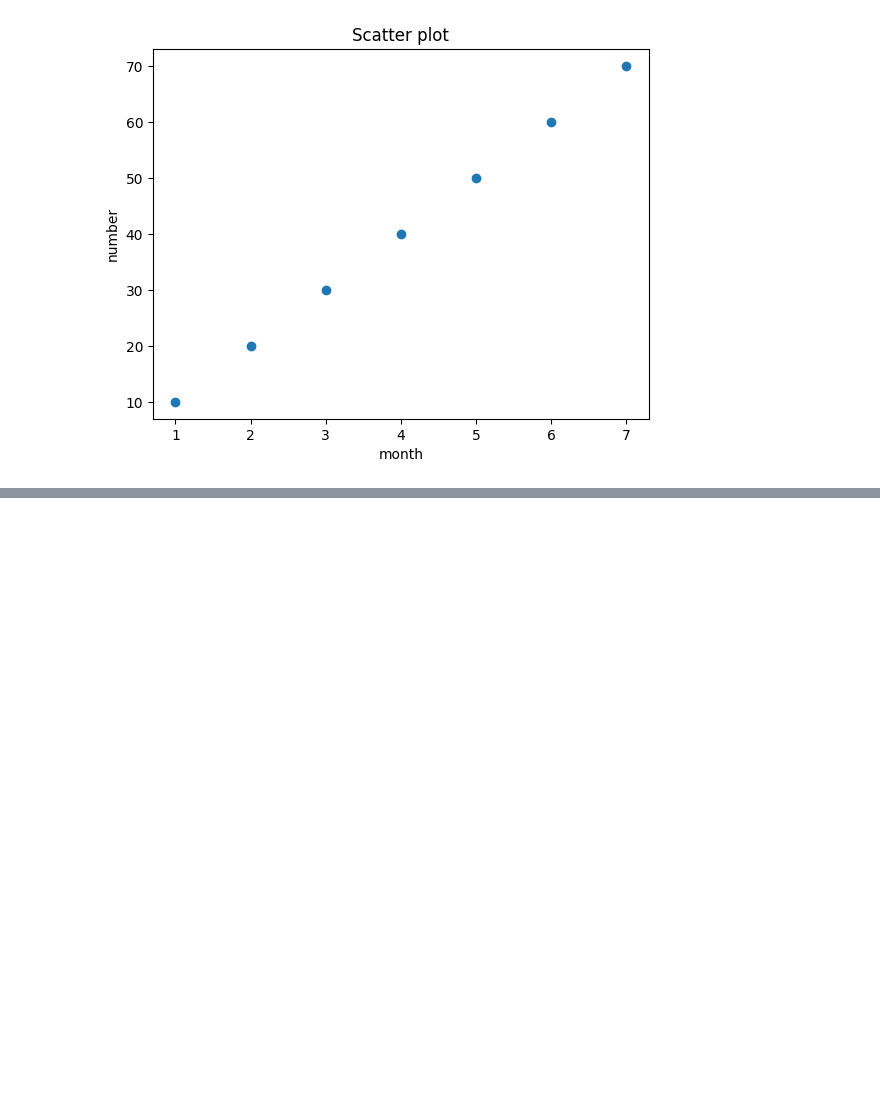
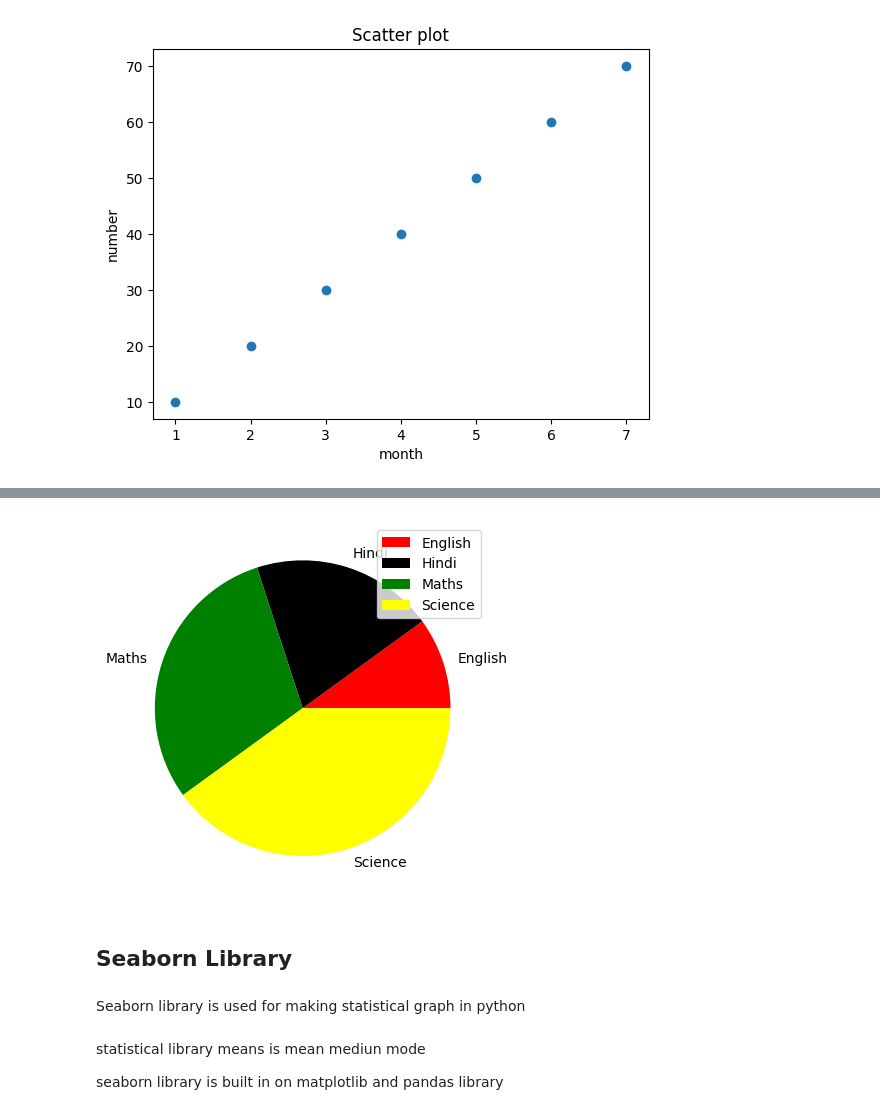
Before and after one commit to AnilUpad/anil-complete-python-, a Jupyter notebook: anil_complete_python_cource.ipynb, the cells around one changed output, grey strips where cells are left out. Cells and saved outputs as stored; diff of their text form; code cells hidden in the pictures; blank space fills up the shorter version.

```diff
--- a/anil_complete_python_cource.ipynb
+++ b/anil_complete_python_cource.ipynb
@@ -2182,0 +2197,19 @@ plt.show()
+# %%
+x = [10,20,30,40]
+y = ["English","Hindi","Maths","Science"]
+c = ['red','black','green','yellow']
+plt.pie(x,labels = y,colors = c)
+plt.legend()
+plt.show()
+# %% [output]
+[figure, added]
+# %% [markdown]
+## Seaborn Library
+# %% [markdown]
+Seaborn library is used for making statistical graph in python
+# %% [markdown]
+statistical library means is mean mediun mode
+
+
+
+seaborn library is built in on matplotlib and pandas library
```
Also changed, not shown: parts of 63 cells of this notebook.
